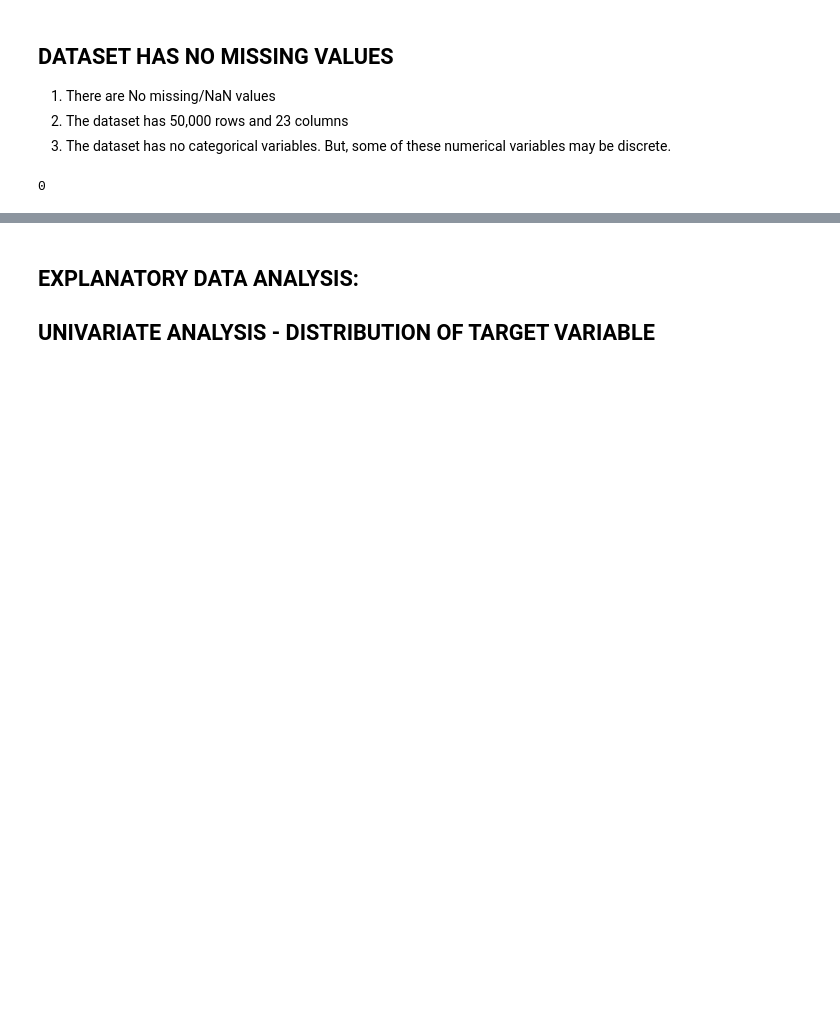
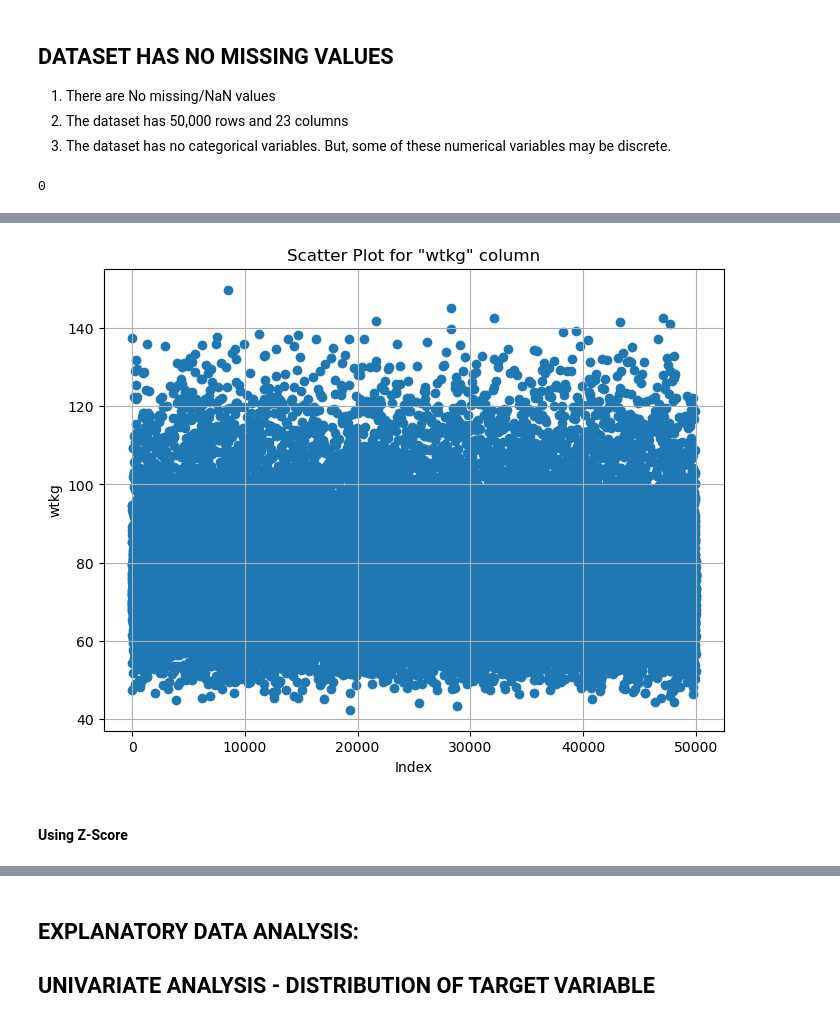
Before and after one commit to krishsethu/AAI_500_Group7, a Jupyter notebook: AAI_500_Final_Team_Project_Group_7_V1_20_Oct.ipynb, the cells around one changed output, grey strips where cells are left out. Saved outputs shown, nothing was run; the diff lists cells and outputs as text; code cells hidden in the pictures; blank space fills up the shorter version.

```diff
--- a/AAI_500_Final_Team_Project_Group_7_V1_20_Oct.ipynb
+++ b/AAI_500_Final_Team_Project_Group_7_V1_20_Oct.ipynb
@@ -305,0 +301,12 @@ Cleaned dataset shape: (26560, 23)
+# %%
+plt.figure(figsize=(8, 6))
+plt.scatter(x=range(len(df)), y=df['wtkg'])
+plt.xlabel('Index')
+plt.ylabel('wtkg')
+plt.title('Scatter Plot for "wtkg" column')
+plt.grid()
+plt.show()
+# %% [output]
+[figure, added]
+# %% [markdown]
+#### Using Z-Score
```
Also changed, not shown: parts of 27 cells of this notebook.
